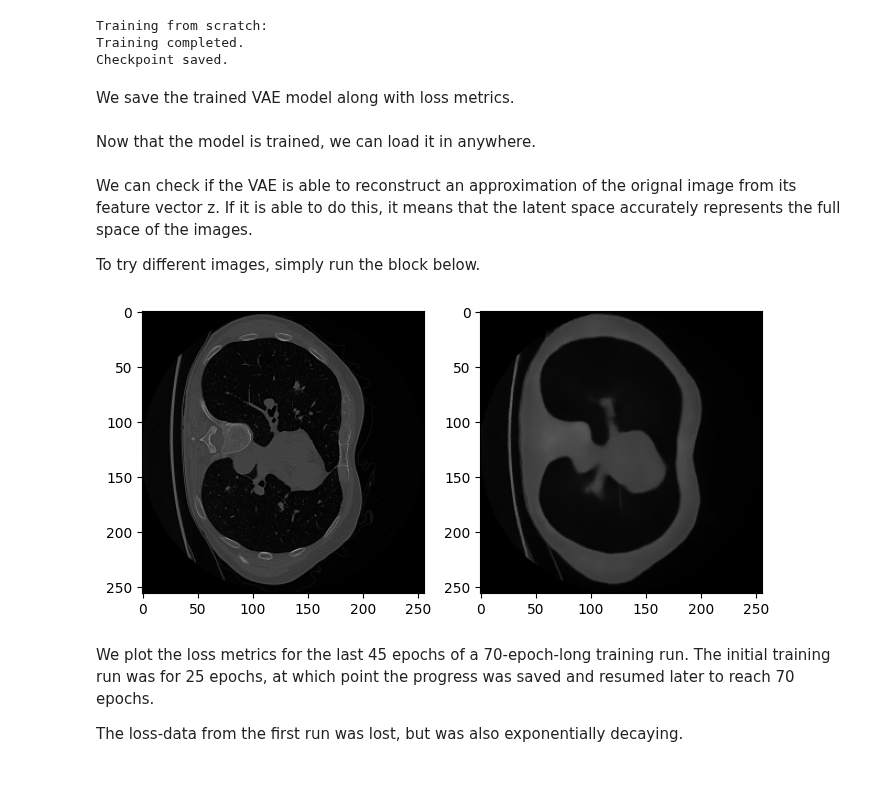
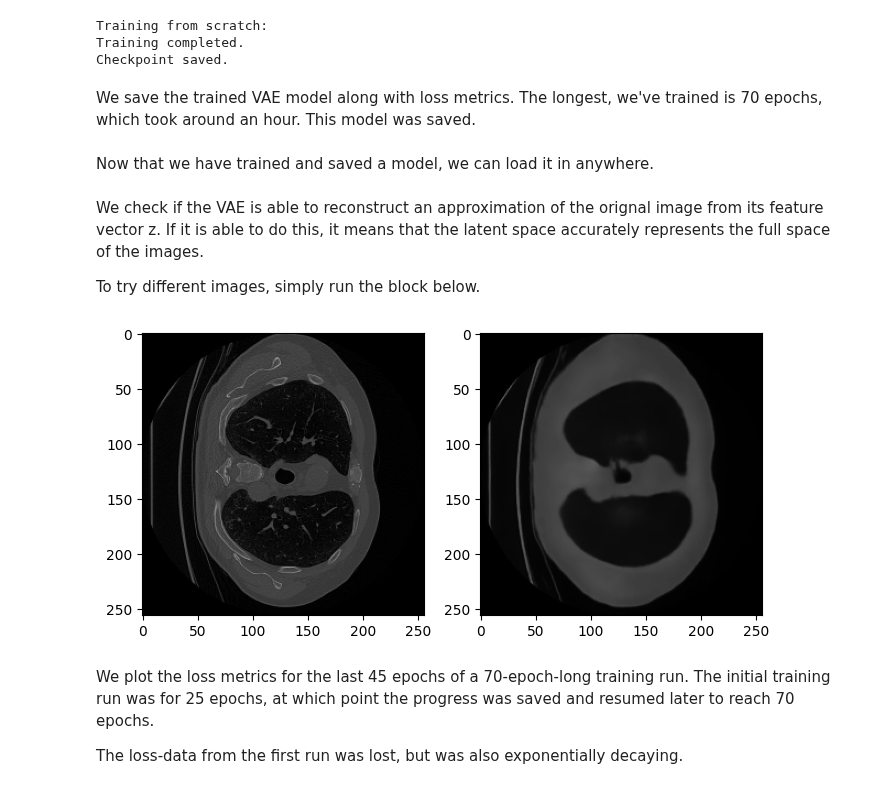
Before and after one commit to felsager/vae_lung_tumor_segmentation, a Jupyter notebook: notebooks/2_vae_modelling.ipynb, the cells around one changed output. Saved outputs shown, nothing was run; the diff lists cells and outputs as text; code cells hidden in the pictures.

```diff
--- a/notebooks/2_vae_modelling.ipynb
+++ b/notebooks/2_vae_modelling.ipynb
@@ -181,6 +181,6 @@ Training from scratch:
 Training completed.
 Checkpoint saved.
 # %% [markdown]
-We save the trained VAE model along with loss metrics.
+We save the trained VAE model along with loss metrics. The longest, we've trained is 70 epochs, which took around an hour. This model was saved.
 # %%
 # CAREFUL NOT TO OVERWRITE.
@@ -190,21 +190,21 @@ We save the trained VAE model along with loss metrics.
 # %% [markdown]
-Now that the model is trained, we can load it in anywhere.
+Now that we have trained and saved a model, we can load it in anywhere.
 # %%
-model = torch.load(join(models_dir, 'vae_model.pt'))
+vae_model = torch.load(join(models_dir, 'vae_model.pt'))
 # %% [markdown]
-We can check if the VAE is able to reconstruct an approximation of the orignal image from its feature vector z. If it is able to do this, it means that the latent space accurately represents the full space of the images.
+We check if the VAE is able to reconstruct an approximation of the orignal image from its feature vector z. If it is able to do this, it means that the latent space accurately represents the full space of the images.
 
 To try different images, simply run the block below.
 # %%
-model.eval() # Tell model to not update weights.
+vae_model.eval() # Tell model to not update weights.
 
 original = next(iter(dev_loader))[0][0].view(1, 1, 256, 256).to(device)
-reconstruction = model.forward(original)[0]
+reconstruction = vae_model.forward(original)[0]
 
 draw(original.cpu().view(1,256,256),
      reconstruction.cpu().view(1,256,256))
 # %% [output]
-[figure, old version]
+[figure, new version]
 # %% [markdown]
 We plot the loss metrics for the last 45 epochs of a 70-epoch-long training run. The initial training run was for 25 epochs, at which point the progress was saved and resumed later to reach 70 epochs.
 
```
Also changed, not shown: parts of 4 cells of this notebook, 12 other files.
